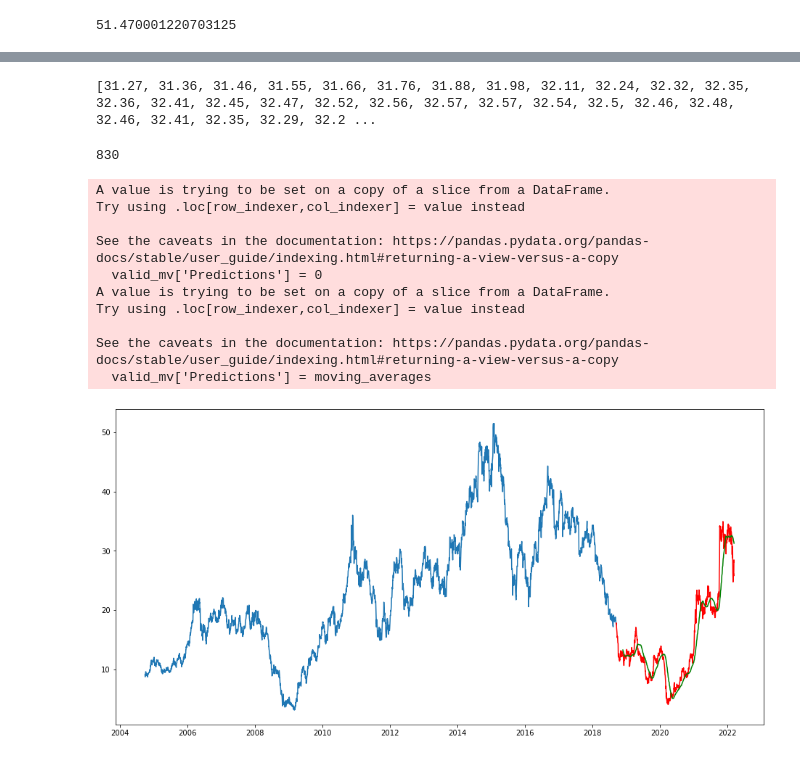
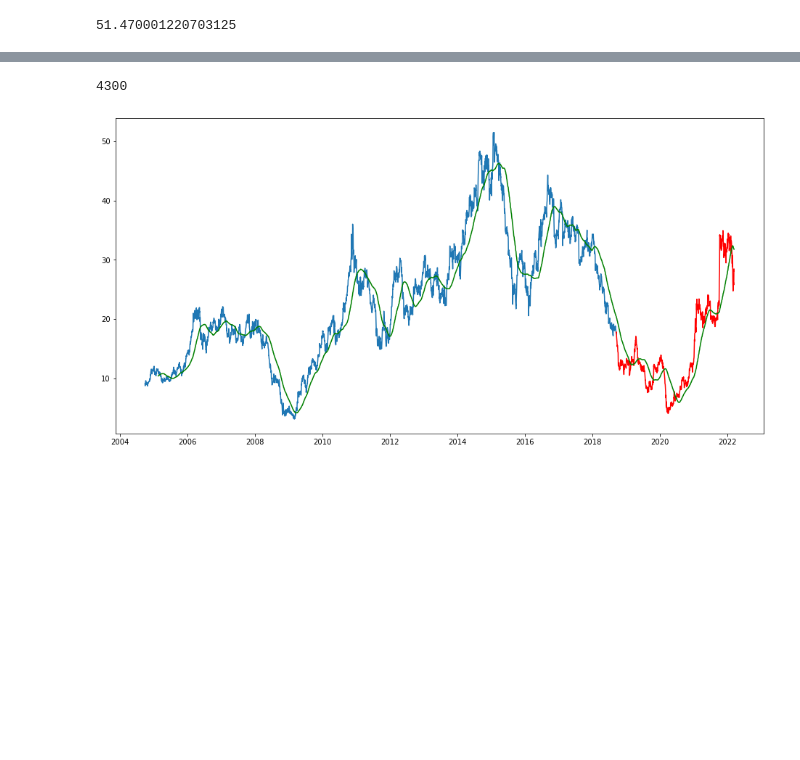
Before and after one commit to ShivangModi/StockStalkers, a Jupyter notebook: Moving Average.ipynb, the cells around one changed output, grey strips where cells are left out. Cells and saved outputs as stored; diff of their text form; code cells hidden in the pictures; blank space fills up the shorter version.

```diff
--- a/Moving Average.ipynb
+++ b/Moving Average.ipynb
@@ -97,25 +97,23 @@ print(len(valid['Date']))
 # %%
 # close value from df
-window_size = 50 # 2%
+window_size = 100 #
 
-i = len(data)-50 # 98%
+i = len(data)-100 #  #4350
 moving_averages = []
-while i > len(train['Date']): #i < len(df['Close']) - window_size:
+while i > 0: #i < len(df['Close']) - window_size:
     window = data['Close'][i : i + window_size] #  e.g. 248 will not count # split 3519 : 3519 + 15
     window_average = round(sum(window) / window_size, 2)
     moving_averages.append(window_average)
     i = i - 1
     #print(moving_averages)
-print(moving_averages)
+#print(moving_averages)
 moving_averages.reverse()
-# %% [output]
-[31.27, 31.36, 31.46, 31.55, 31.66, 31.76, 31.88, 31.98, 32.11, 32.24, 32.32, 32.35, 32.36, 32.41, 32.45, 32.47, 32.52, 32.56, 32.57, 32.57, 32.54, 32.5, 32.46, 32.48, 32.46, 32.41, 32.35, 32.29, 32.2 ...
 # %%
 #print(moving_averages)
 # %%
 print(len(moving_averages))
 # %% [output]
-830
+4300
 # %%
 #print(len(valid['Date']))
 #print(len(valid['Close']))
@@ -127,28 +125,18 @@ print(len(moving_averages))
 # %%
 plt.figure(figsize=(16,8))
 plt.plot(train['Date'], train['Close'])
 plt.plot(valid['Date'], valid['Close'], color='red')
 
 #split_mv = len(valid['Date'])-10
 #train_mv = data[:split]
-valid_mv = data[split+50:]
+valid_mv = data[100:]
 
 #print(len(valid_mv))
-valid_mv['Predictions'] = 0
-valid_mv['Predictions'] = moving_averages
+#valid_mv['Predictions'] = 0
+#valid_mv['Predictions'] = moving_averages
 
-plt.plot(valid_mv['Date'], valid_mv['Predictions'], color='green')
+plt.plot(valid_mv['Date'], moving_averages, color='green')
 
 plt.show()
 # %% [output]
-A value is trying to be set on a copy of a slice from a DataFrame.
-Try using .loc[row_indexer,col_indexer] = value instead
-
-See the caveats in the documentation: https://pandas.pydata.org/pandas-docs/stable/user_guide/indexing.html#returning-a-view-versus-a-copy
-  valid_mv['Predictions'] = 0
-A value is trying to be set on a copy of a slice from a DataFrame.
-Try using .loc[row_indexer,col_indexer] = value instead
-
-See the caveats in the documentation: https://pandas.pydata.org/pandas-docs/stable/user_guide/indexing.html#returning-a-view-versus-a-copy
-  valid_mv['Predictions'] = moving_averages
-[figure, old version]
+[figure, new version]
```
Also changed, not shown: parts of 4 cells of this notebook, 1 other file.
